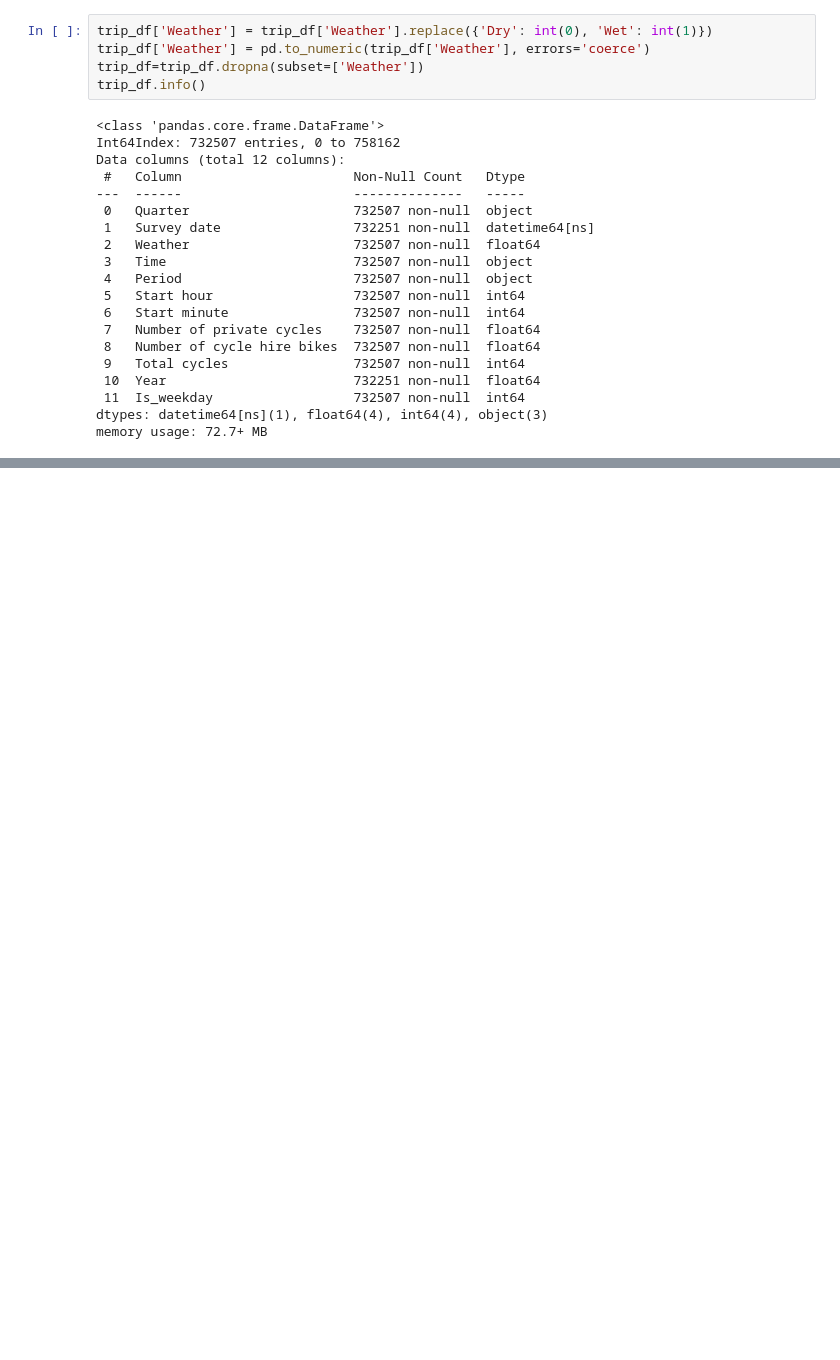
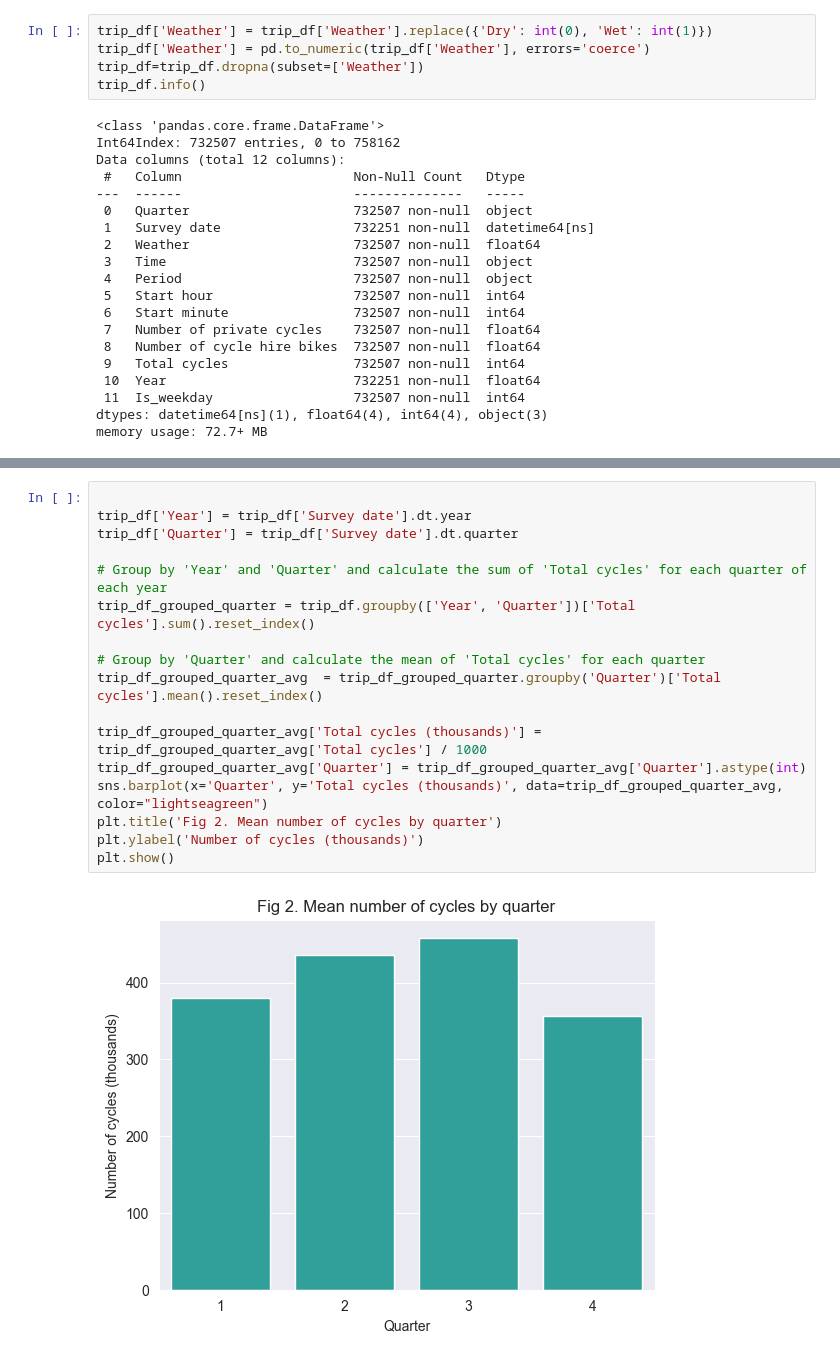
Before and after one commit to stepons/PostWorkings, a Jupyter notebook: Cycling in weather/Cycling in weather.ipynb, the cells around one changed output, grey strips where cells are left out. Cells and saved outputs as stored; diff of their text form; blank space fills up the shorter version.

```diff
--- a/Cycling in weather/Cycling in weather.ipynb
+++ b/Cycling in weather/Cycling in weather.ipynb
@@ -308,0 +206,19 @@ I will ignore values below -2 and above 20 degrees due to sample sizes. This ind
+# %%
+
+trip_df['Year'] = trip_df['Survey date'].dt.year
+trip_df['Quarter'] = trip_df['Survey date'].dt.quarter
+
+# Group by 'Year' and 'Quarter' and calculate the sum of 'Total cycles' for each quarter of each year
+trip_df_grouped_quarter = trip_df.groupby(['Year', 'Quarter'])['Total cycles'].sum().reset_index()
+
+# Group by 'Quarter' and calculate the mean of 'Total cycles' for each quarter
+trip_df_grouped_quarter_avg  = trip_df_grouped_quarter.groupby('Quarter')['Total cycles'].mean().reset_index()
+
+trip_df_grouped_quarter_avg['Total cycles (thousands)'] = trip_df_grouped_quarter_avg['Total cycles'] / 1000
+trip_df_grouped_quarter_avg['Quarter'] = trip_df_grouped_quarter_avg['Quarter'].astype(int)
+sns.barplot(x='Quarter', y='Total cycles (thousands)', data=trip_df_grouped_quarter_avg, color="lightseagreen")
+plt.title('Fig 2. Mean number of cycles by quarter')
+plt.ylabel('Number of cycles (thousands)')
+plt.show()
+# %% [output]
+[figure, added]
```
Also changed, not shown: parts of 88 cells of this notebook, 2 other files.
